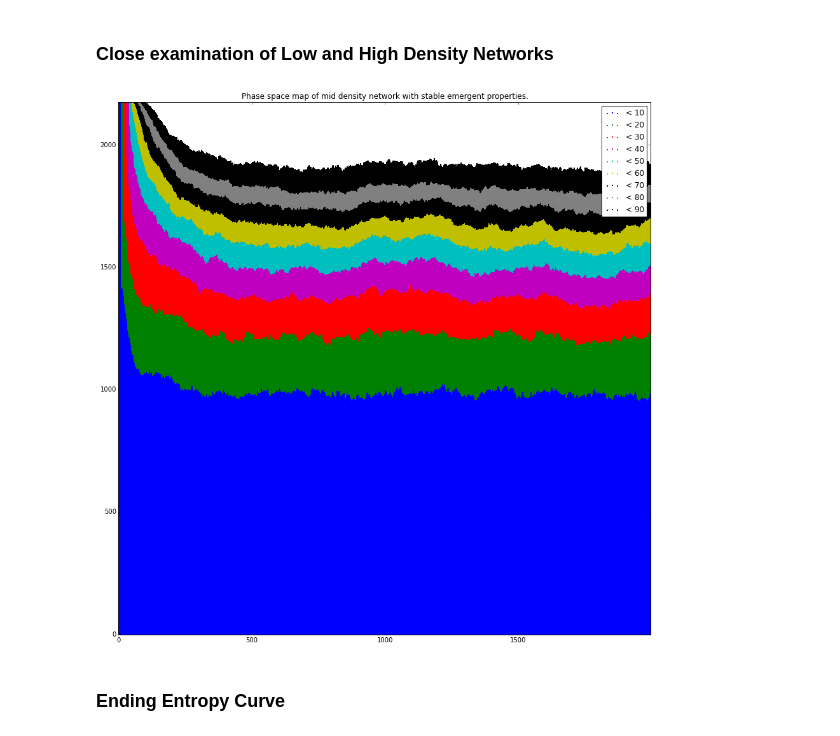
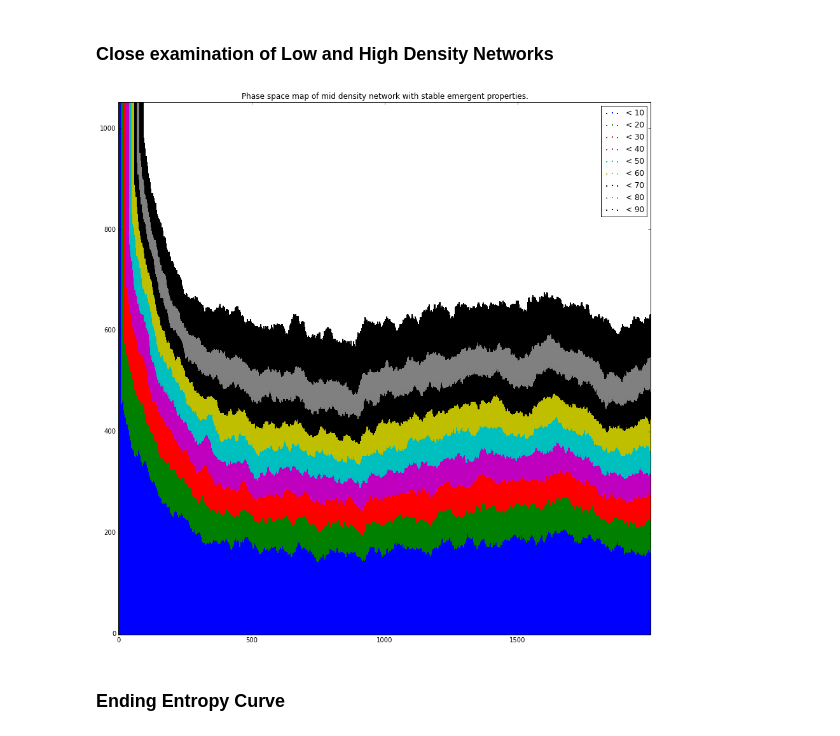
Before and after one commit to davidgljay/relmodels, a Jupyter notebook: Relnetwork 1.0.ipynb, the cells around one changed output. Saved outputs shown, nothing was run; the diff lists cells and outputs as text; code cells hidden in the pictures.

Commit message:
Implicit entropy model

```diff
--- a/Relnetwork 1.0.ipynb
+++ b/Relnetwork 1.0.ipynb
@@ -66,20 +66,21 @@ vis.linegraph(data,"Impact of Network Density on Ending Entropy")
 # %%
 config = {}
 config["max_entropy"]=100
-config["reduction_on_receive"]=2
+config["reduction_on_receive"]=3
 config["increase_on_send"]=1
 config["state_array_length"]=20
 config["neighborhood_size"]=30
 config["starting_entropy"]=0
+config["num_targets"]=1
 
 data = []
 
-l = Landscape(50,95,config)
+l = Landscape(50,45,config)
 logs = l.run(2000)
 dividers=[i*10 for i in xrange(0,10)]
-phasespacemap(logs["entropy_log"],dividers, "Phase space map of mid density network with stable emergent properties.", True)
+vis.phasespacemap(logs["entropy_log"],dividers, "Phase space map of mid density network with stable emergent properties.", True)
 # %% [output]
-[figure, old version]
+[figure, new version]
 # %% [markdown]
 ### Ending Entropy Curve
 # %% [markdown]
```
Also changed, not shown: parts of 1 cell of this notebook, 6 other files.
